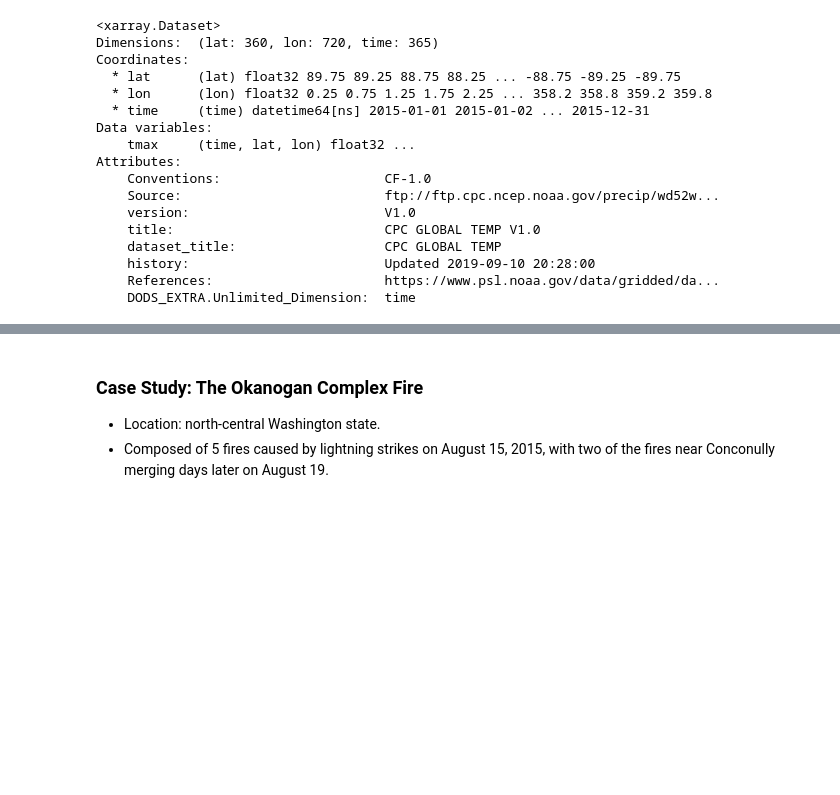
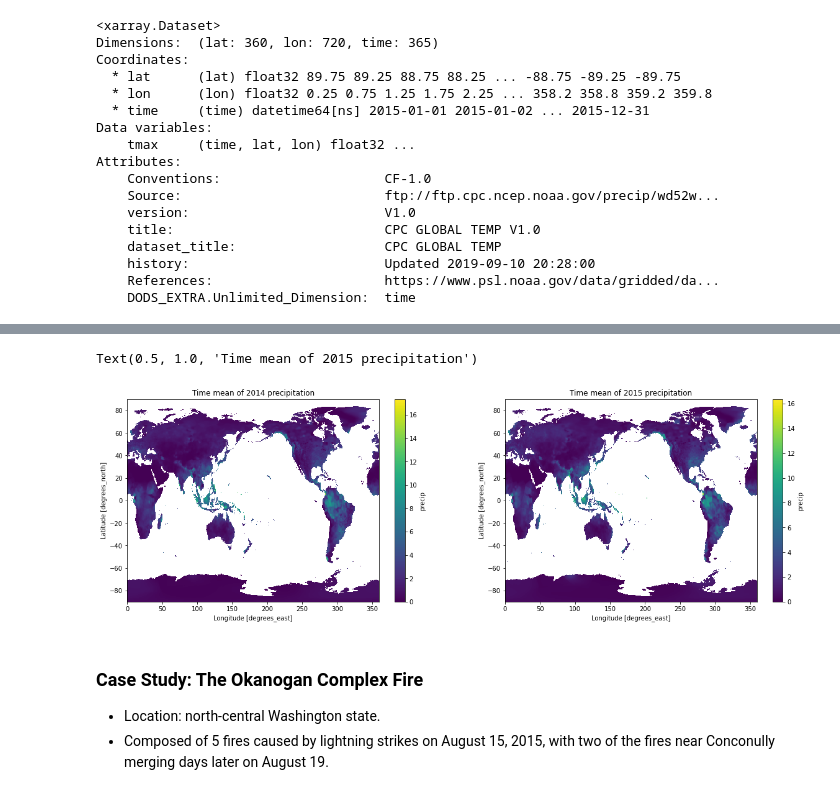
Before and after one commit to SophKJ/finalproject_fall21, a Jupyter notebook: FireFuelEmissions.ipynb, the cells around one changed output, grey strips where cells are left out. Cells and saved outputs as stored; diff of their text form; code cells hidden in the pictures; blank space fills up the shorter version.

```diff
--- a/FireFuelEmissions.ipynb
+++ b/FireFuelEmissions.ipynb
@@ -183,9 +185,15 @@ precip_2014 = xr.open_dataset('https://psl.noaa.gov/thredds/dodsC/Datasets/cpc_g
 # %%
 fig, ax = plt.subplots(ncols=2,figsize=(20,6))
 ax0,ax1 = ax
 
-precip.precip[200].plot(ax=ax0)
+precip_2014.precip.mean('time').plot(ax=ax0)
+ax0.set_title('Time mean of 2014 precipitation')
+
 precip_2015.precip.mean('time').plot(ax=ax1)
+ax1.set_title('Time mean of 2015 precipitation')
+# %% [output]
+Text(0.5, 1.0, 'Time mean of 2015 precipitation')
+[figure, added]
 # %% [markdown]
 ### Case Study: The Okanogan Complex Fire
 - Location: north-central Washington state.
```
Also changed, not shown: parts of 8 cells of this notebook.
